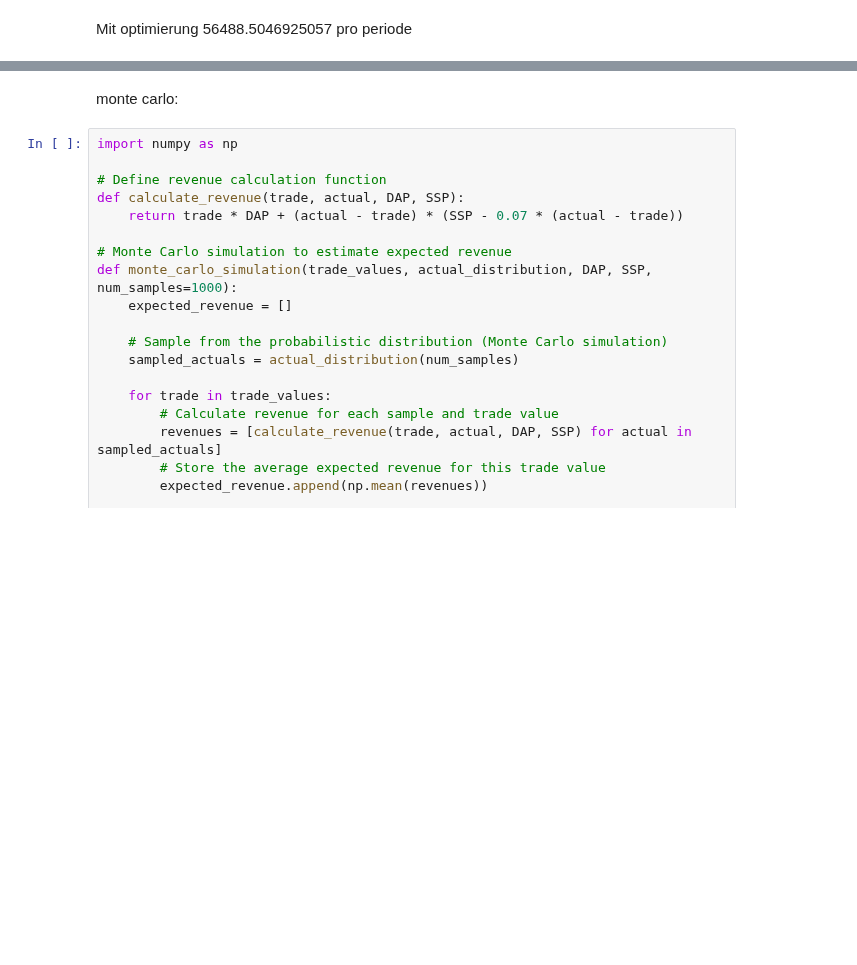
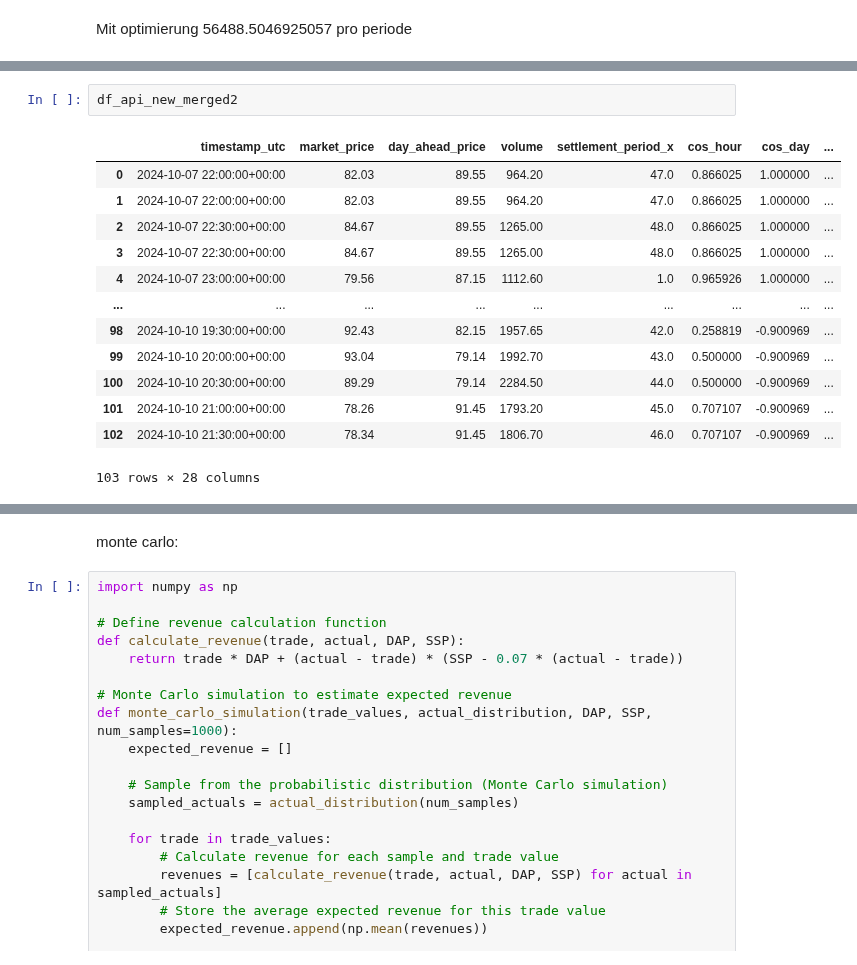
Before and after one commit to P-AEL/Energy_production_price_prediction, a Jupyter notebook: paul_analyse/Bidding.ipynb, the cells around one changed output, grey strips where cells are left out. Saved outputs shown, nothing was run; the diff lists cells and outputs as text; blank space fills up the shorter version.

```diff
--- a/paul_analyse/Bidding.ipynb
+++ b/paul_analyse/Bidding.ipynb
@@ -144,0 +397,16 @@ Revenue
+# %%
+df_api_new_merged2
+# %% [output]
+|  | timestamp_utc | market_price | day_ahead_price | volume | settlement_period_x | cos_hour | cos_day | ... |
+| 0 | 2024-10-07 22:00:00+00:00 | 82.03 | 89.55 | 964.20 | 47.0 | 0.866025 | 1.000000 | ... |
+| 1 | 2024-10-07 22:00:00+00:00 | 82.03 | 89.55 | 964.20 | 47.0 | 0.866025 | 1.000000 | ... |
+| 2 | 2024-10-07 22:30:00+00:00 | 84.67 | 89.55 | 1265.00 | 48.0 | 0.866025 | 1.000000 | ... |
+| 3 | 2024-10-07 22:30:00+00:00 | 84.67 | 89.55 | 1265.00 | 48.0 | 0.866025 | 1.000000 | ... |
+| 4 | 2024-10-07 23:00:00+00:00 | 79.56 | 87.15 | 1112.60 | 1.0 | 0.965926 | 1.000000 | ... |
+| ... | ... | ... | ... | ... | ... | ... | ... | ... |
+| 98 | 2024-10-10 19:30:00+00:00 | 92.43 | 82.15 | 1957.65 | 42.0 | 0.258819 | -0.900969 | ... |
+| 99 | 2024-10-10 20:00:00+00:00 | 93.04 | 79.14 | 1992.70 | 43.0 | 0.500000 | -0.900969 | ... |
+| 100 | 2024-10-10 20:30:00+00:00 | 89.29 | 79.14 | 2284.50 | 44.0 | 0.500000 | -0.900969 | ... |
+| 101 | 2024-10-10 21:00:00+00:00 | 78.26 | 91.45 | 1793.20 | 45.0 | 0.707107 | -0.900969 | ... |
+| 102 | 2024-10-10 21:30:00+00:00 | 78.34 | 91.45 | 1806.70 | 46.0 | 0.707107 | -0.900969 | ... |
+103 rows × 28 columns
```
Also changed, not shown: parts of 42 cells of this notebook, 10 other files.
